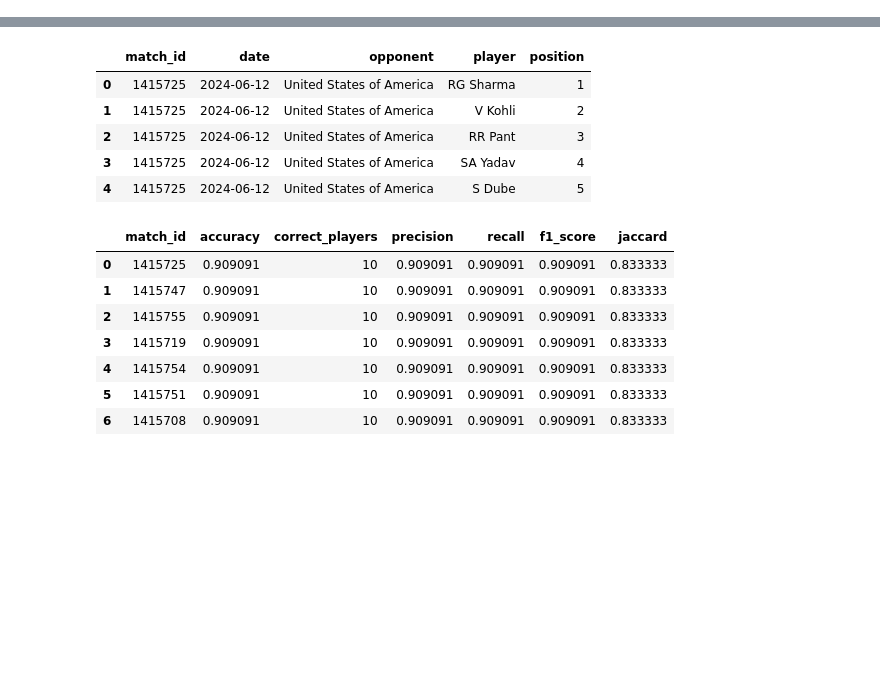
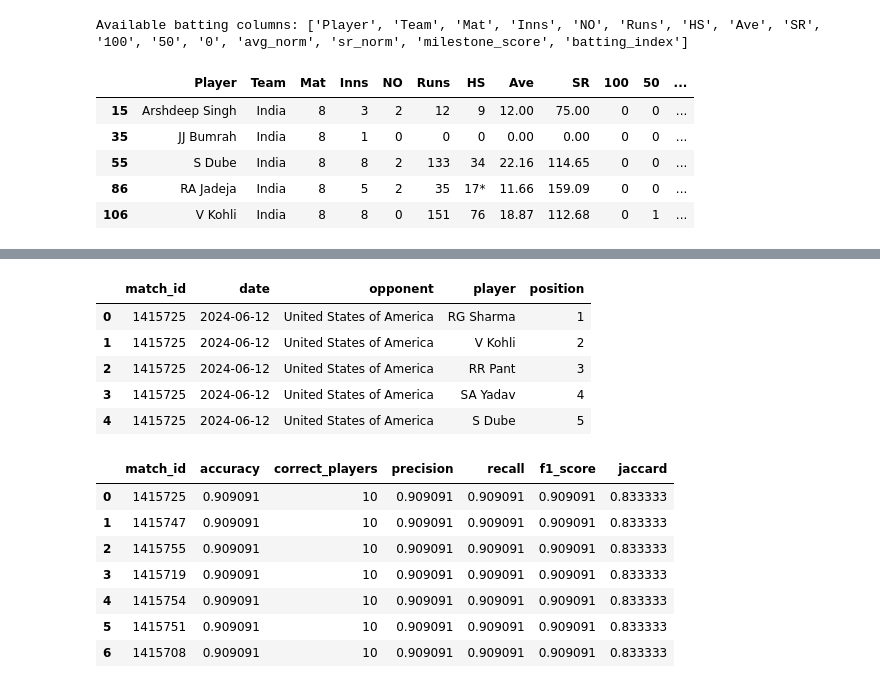
Before and after one commit to Rakesh-562/ScoreStats, a Jupyter notebook: Topsis_prediction.ipynb, the cells around one changed output, grey strips where cells are left out. Cells and saved outputs as stored; diff of their text form; code cells hidden in the pictures; blank space fills up the shorter version.

```diff
--- a/Topsis_prediction.ipynb
+++ b/Topsis_prediction.ipynb
@@ -54,6 +76,14 @@ KeyError: "['batting_index'] not in index"
 # %%
-print("Available batting columns:", bat.columns.tolist())
-bat.head()
+print("Available batting columns:", ind_bat.columns.tolist())
+ind_bat.head()
+# %% [output]
+Available batting columns: ['Player', 'Team', 'Mat', 'Inns', 'NO', 'Runs', 'HS', 'Ave', 'SR', '100', '50', '0', 'avg_norm', 'sr_norm', 'milestone_score', 'batting_index']
+|  | Player | Team | Mat | Inns | NO | Runs | HS | Ave | SR | 100 | 50 | ... |
+| 15 | Arshdeep Singh | India | 8 | 3 | 2 | 12 | 9 | 12.00 | 75.00 | 0 | 0 | ... |
+| 35 | JJ Bumrah | India | 8 | 1 | 0 | 0 | 0 | 0.00 | 0.00 | 0 | 0 | ... |
+| 55 | S Dube | India | 8 | 8 | 2 | 133 | 34 | 22.16 | 114.65 | 0 | 0 | ... |
+| 86 | RA Jadeja | India | 8 | 5 | 2 | 35 | 17* | 11.66 | 159.09 | 0 | 0 | ... |
+| 106 | V Kohli | India | 8 | 8 | 0 | 151 | 76 | 18.87 | 112.68 | 0 | 1 | ... |
 # %%
 # Calculate bowling index using inverse of Runs and Econ, plus Wickets
 ind_bowl["runs_inv_norm"] = 1 - normalize(ind_bowl["Runs"])
```
Also changed, not shown: parts of 16 cells of this notebook.
